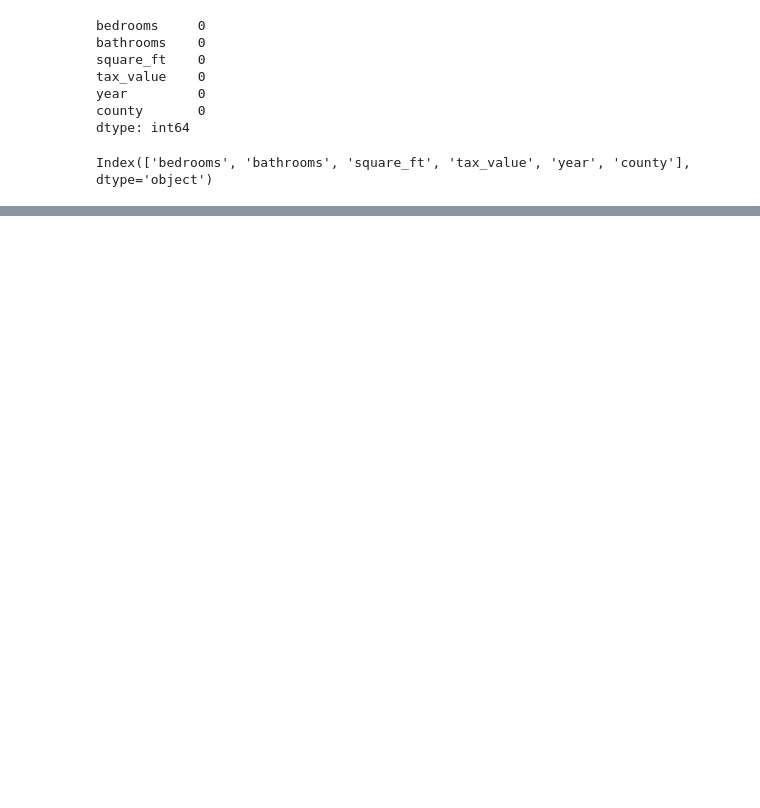
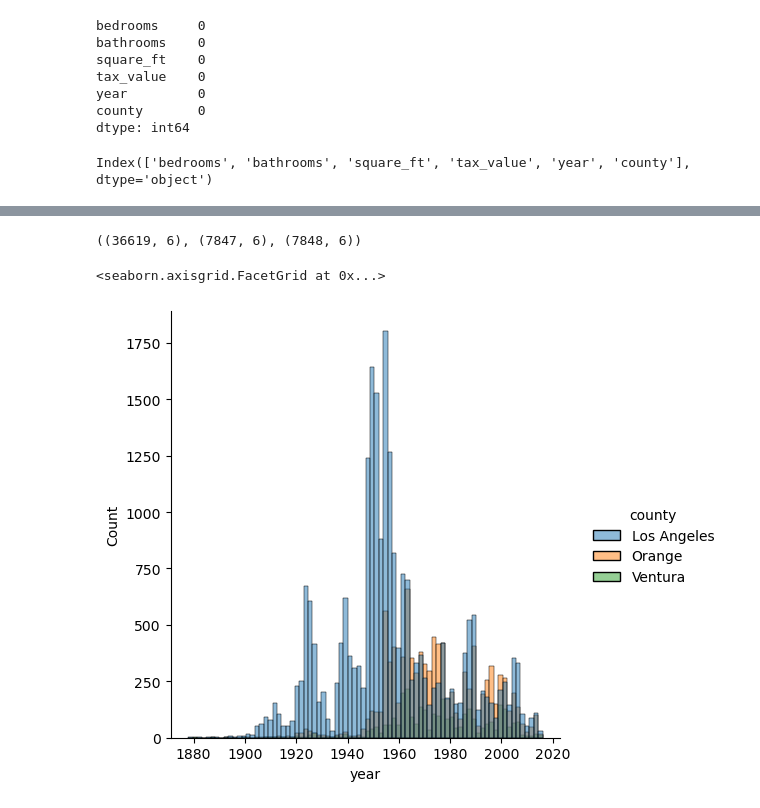
Before and after one commit to Msalazar2/Regression-Model-Project, a Jupyter notebook: scratch.ipynb, the cells around one changed output, grey strips where cells are left out. Drawn from its saved outputs; the diff is of its cells as text; code cells hidden in the pictures; blank space fills up the shorter version.

```diff
--- a/scratch.ipynb
+++ b/scratch.ipynb
@@ -50,0 +117,11 @@ Index(['bedrooms', 'bathrooms', 'square_ft', 'tax_value', 'year', 'county'], dty
+# %%
+train, val, test = w.split_data(df)
+
+train.shape, val.shape, test.shape
+# %% [output]
+((36619, 6), (7847, 6), (7848, 6))
+# %%
+sns.displot(x ='year', data = train, hue = 'county')
+# %% [output]
+<seaborn.axisgrid.FacetGrid at 0x...>
+[figure, added]
```
Also changed, not shown: parts of 32 cells of this notebook, 4 other files.
